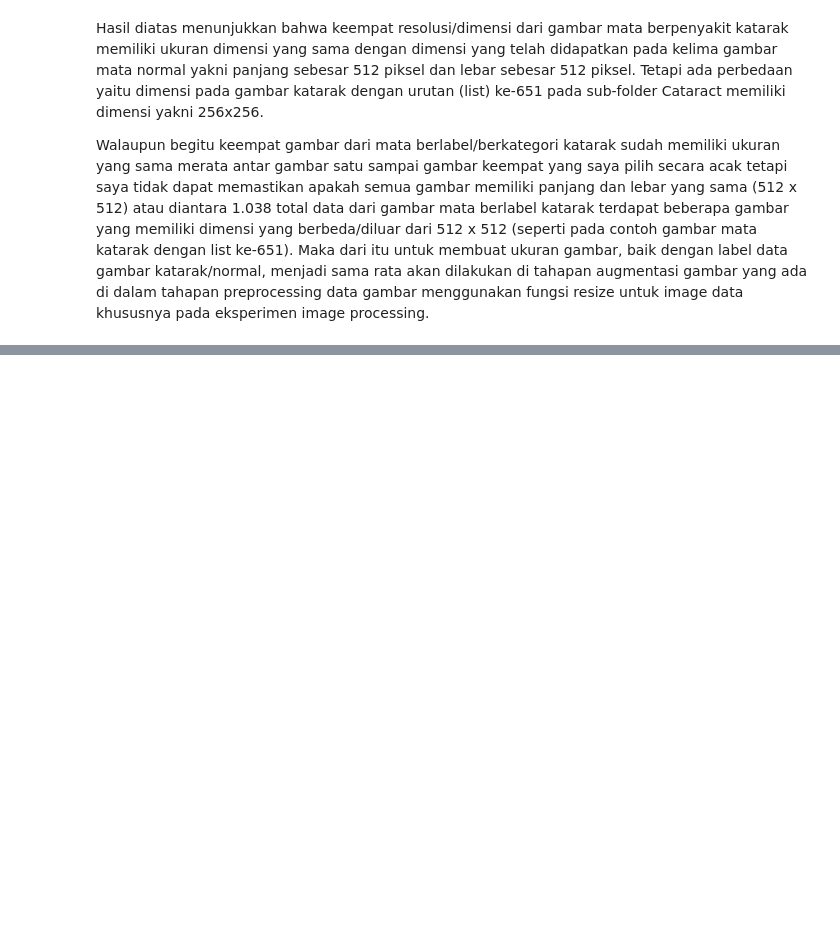
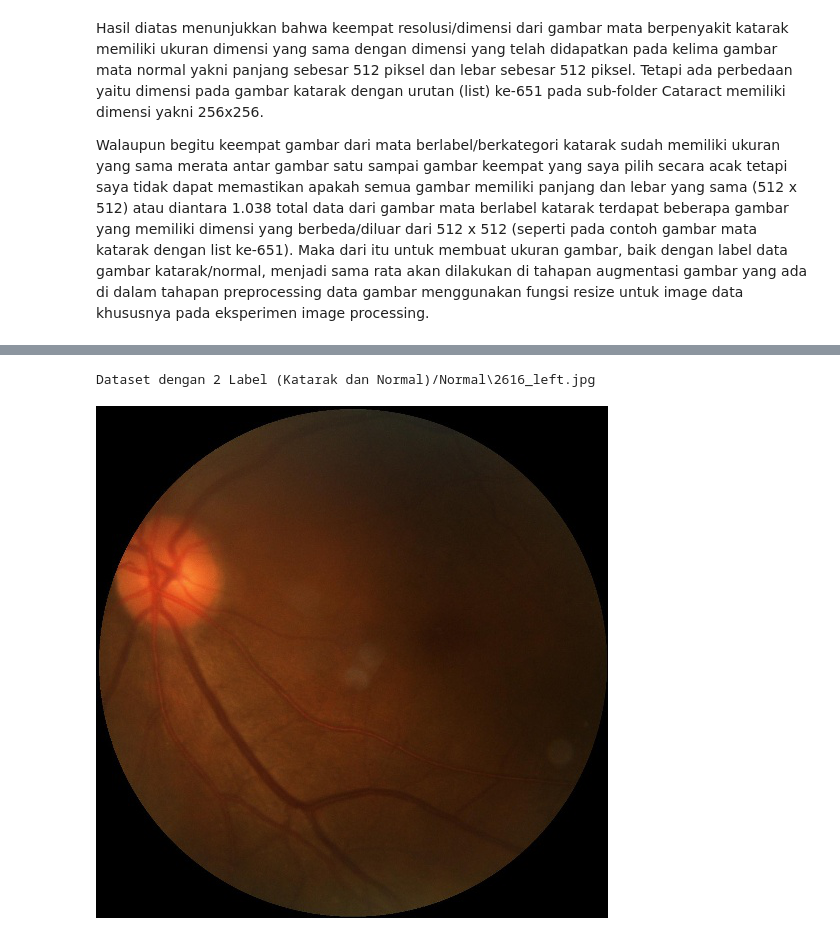
Before and after one commit to pramudianzaheka92/ImageClassificationwithEfficientNetB7Algorithm, a Jupyter notebook: Klasifikasi Gambar Mata Katarak dan Mata Normal menggunakan Model EfficientNetB7 dengan Parameter.ipynb, the cells around one changed output, grey strips where cells are left out. Drawn from its saved outputs; the diff is of its cells as text; code cells hidden in the pictures; blank space fills up the shorter version.

```diff
--- a/Klasifikasi Gambar Mata Katarak dan Mata Normal menggunakan Model EfficientNetB7 dengan Parameter.ipynb
+++ b/Klasifikasi Gambar Mata Katarak dan Mata Normal menggunakan Model EfficientNetB7 dengan Parameter.ipynb
@@ -223,0 +237,10 @@ AttributeError: module 'matplotlib.pyplot' has no attribute 'resize'
+# %%
+# Membuat variabel baru yang bernama "normal_image281" agar bisa melihat gambar mata berlabel normal yang ada di urutan ke-281
+normal_image281 = list(normal_images)
+print(normal_image281[280])
+
+# Menampilkan gambar mata dengan label normal berdasarkan indeks gambar di list/urutan ke-281
+Image.open(str(normal_image281[280]))
+# %% [output]
+Dataset dengan 2 Label (Katarak dan Normal)/Normal\2616_left.jpg
+[figure, added]
```
Also changed, not shown: parts of 26 cells of this notebook.
